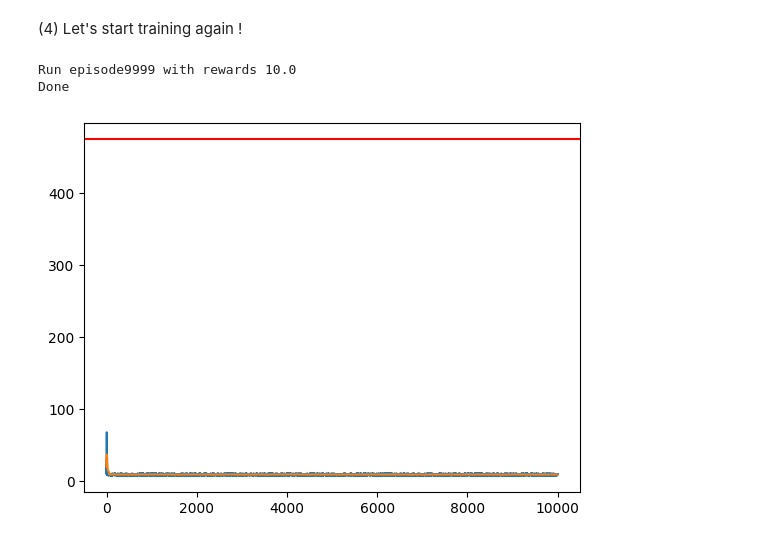
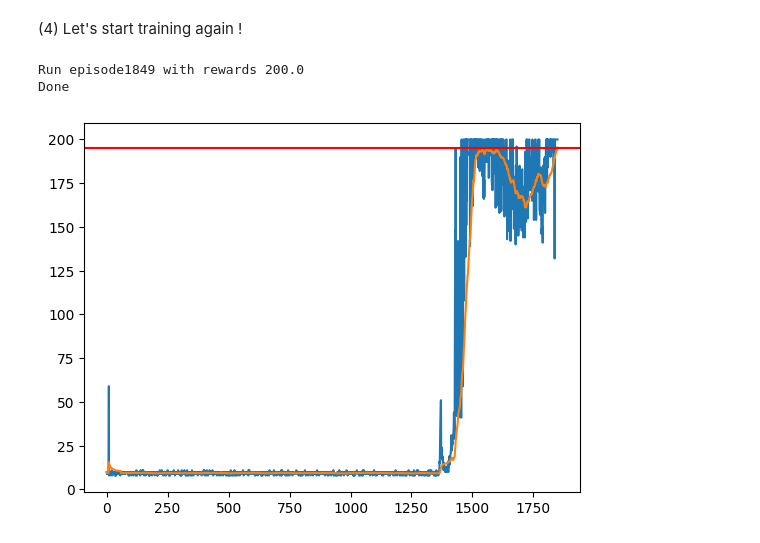
Before and after one commit to gazalpatel/REINFORCE, a Jupyter notebook: other_algorithms/ddpg/05-ddpg.ipynb, the cells around one changed output. Saved outputs shown, nothing was run; the diff lists cells and outputs as text; code cells hidden in the pictures.

```diff
--- a/other_algorithms/ddpg/05-ddpg.ipynb
+++ b/other_algorithms/ddpg/05-ddpg.ipynb
@@ -116,7 +116,9 @@ class PolicyNet(nn.Module):
         outs = self.hidden(s)
         outs = F.relu(outs)
         outs = self.output(outs)
-        outs = torch.tanh(outs)
+        # outs = torch.tanh(outs)
+        outs = torch.sigmoid(outs)
+
         return outs
 
 mu_origin_model = PolicyNet().to(device)  # mu_theta
@@ -253,7 +255,8 @@ def pick_sample(s):
         action = action_det.cpu().numpy() + noise
         action = np.clip(action, -1.0, 1.0)
         # return float(action.item())
-        discrete_action = 0 if action < 0 else 1  # action < 0 -> move left, action >= 0 -> move right
+        # discrete_action = 0 if action < 0 else 1  # action < 0 -> move left, action >= 0 -> move right
+        discrete_action = 0 if action < 0.5 else 1  # action < 0 -> move left, action >= 0 -> move right
 
         return discrete_action
 # %% [markdown]
@@ -422,11 +466,13 @@ ou_action_noise = OrnsteinUhlenbeckActionNoise(mu=np.zeros(1), sigma=np.ones(1)
 buffer = replayBuffer(buffer_size=50000)
 
 # start training
-batch_size = 250
+batch_size = 50
 reward_records = []
 for i in range(10000):
     # Run episode till done
+    env.seed(i)
     s = env.reset()
+    env.seed(i)
     done = False
     cum_reward = 0
     while not done:
@@ -453,22 +499,22 @@ for i in range(10000):
 
 print("\nDone")
 # %% [output]
-Run episode9999 with rewards 10.0
+Run episode1849 with rewards 200.0
 Done
 # %%
 import matplotlib.pyplot as plt
 # Generate recent 50 interval average
 average_reward = []
 for idx in range(len(reward_records)):
     avg_list = np.empty(shape=(1,), dtype=int)
     if idx < 50:
         avg_list = reward_records[:idx+1]
     else:
         avg_list = reward_records[idx-49:idx+1]
     average_reward.append(np.average(avg_list))
 plt.plot(reward_records)
 plt.plot(average_reward)
-plt.axhline(y=475, color='r', linestyle='-')
+plt.axhline(y=195, color='r', linestyle='-')
 plt.show()
 # %% [output]
-[figure, old version]
+[figure, new version]
```
Also changed, not shown: parts of 4 cells of this notebook, 7 other files.
